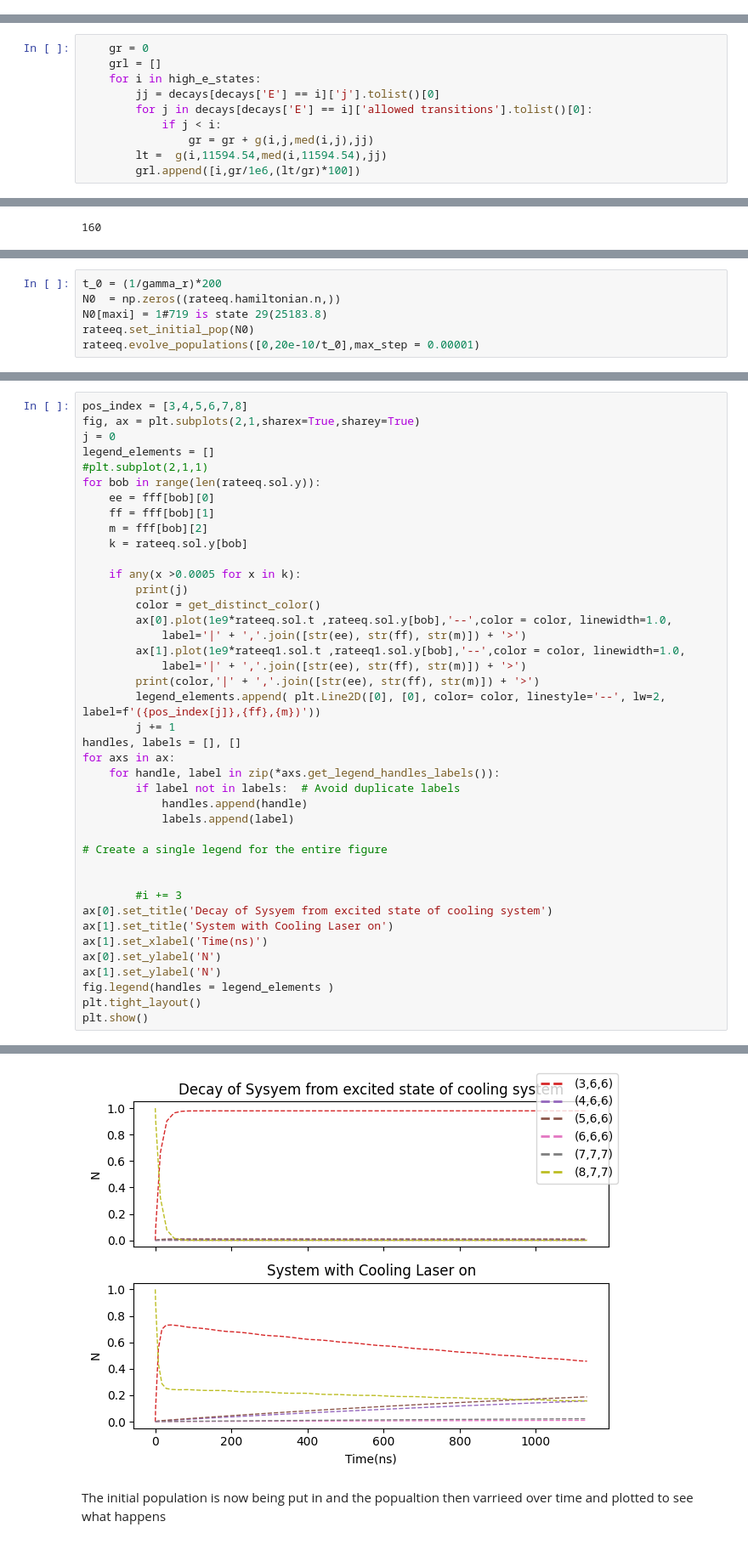
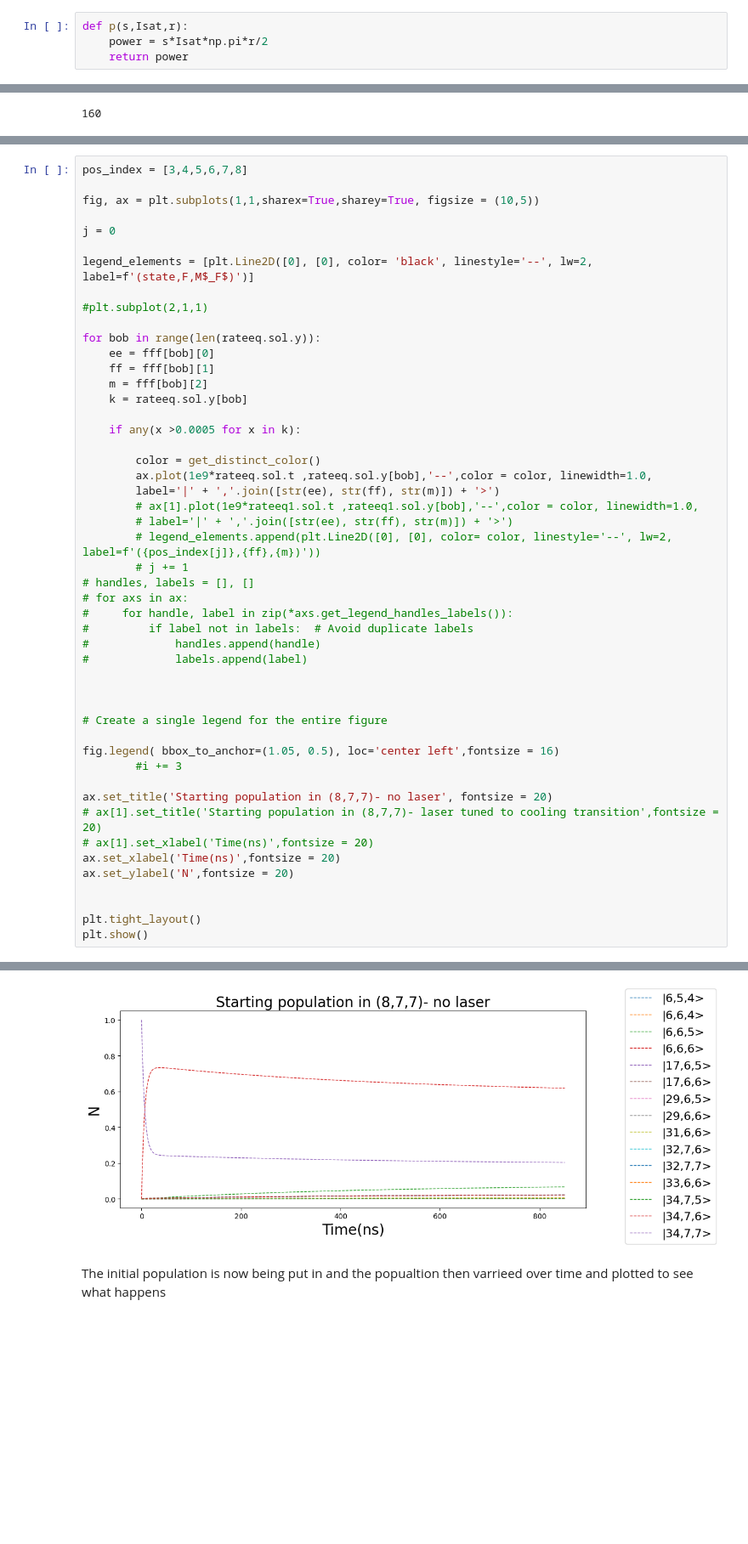
Before and after one commit to benfox4543/Actinium227-cooling-, a Jupyter notebook: actiumium cooling model.ipynb, the cells around one changed output, grey strips where cells are left out. Shown at 85% size. Drawn from its saved outputs; the diff is of its cells as text; blank space fills up the shorter version.

```diff
--- a/actiumium cooling model.ipynb
+++ b/actiumium cooling model.ipynb
@@ -19,3 +33,7 @@ gamma_r = 99569919.76594706/1000
+# %%
+def p(s,Isat,r):
+    power = s*Isat*np.pi*r/2
+    return power
 # %%
 46960 - 21583.8
 
@@ -94,10 +106,0 @@ for i in decays[decays['E'] == 25183.8]['allowed transitions'].tolist()[0]:
-# %%
-    gr = 0
-    grl = []
-    for i in high_e_states:
-        jj = decays[decays['E'] == i]['j'].tolist()[0]
-        for j in decays[decays['E'] == i]['allowed transitions'].tolist()[0]:
-            if j < i:
-                gr = gr + g(i,j,med(i,j),jj)
-        lt =  g(i,11594.54,med(i,11594.54),jj)
-        grl.append([i,gr/1e6,(lt/gr)*100])
@@ -510,6 +467,0 @@ rateeq1.evolve_populations([0,20e-10/t_0],max_step = 0.00001)
-# %%
-t_0 = (1/gamma_r)*200
-N0  = np.zeros((rateeq.hamiltonian.n,))
-N0[maxi] = 1#719 is state 29(25183.8)
-rateeq.set_initial_pop(N0)
-rateeq.evolve_populations([0,20e-10/t_0],max_step = 0.00001)
@@ -532,9 +468,14 @@ rateeq.evolve_populations([0,20e-10/t_0],max_step = 0.00001)
 # %%
 pos_index = [3,4,5,6,7,8]
-fig, ax = plt.subplots(2,1,sharex=True,sharey=True)
+
+fig, ax = plt.subplots(1,1,sharex=True,sharey=True, figsize = (10,5))
+
 j = 0
-legend_elements = []
+
+legend_elements = [plt.Line2D([0], [0], color= 'black', linestyle='--', lw=2, label=f'(state,F,M$_F$)')]
+
 #plt.subplot(2,1,1)
+
 for bob in range(len(rateeq.sol.y)):
     ee = fff[bob][0]
     ff = fff[bob][1]
@@ -542,32 +483,35 @@ for bob in range(len(rateeq.sol.y)):
     k = rateeq.sol.y[bob]
 
     if any(x >0.0005 for x in k):
-        print(j)
+
         color = get_distinct_color()
-        ax[0].plot(1e9*rateeq.sol.t ,rateeq.sol.y[bob],'--',color = color, linewidth=1.0,
-            label='|' + ','.join([str(ee), str(ff), str(m)]) + '>')
-        ax[1].plot(1e9*rateeq1.sol.t ,rateeq1.sol.y[bob],'--',color = color, linewidth=1.0,
-            label='|' + ','.join([str(ee), str(ff), str(m)]) + '>')
-        print(color,'|' + ','.join([str(ee), str(ff), str(m)]) + '>')
-        legend_elements.append( plt.Line2D([0], [0], color= color, linestyle='--', lw=2, label=f'({pos_index[j]},{ff},{m})'))
-        j += 1
-handles, labels = [], []
-for axs in ax:
-    for handle, label in zip(*axs.get_legend_handles_labels()):
-        if label not in labels:  # Avoid duplicate labels
-            handles.append(handle)
-            labels.append(label)
+        ax.plot(1e9*rateeq.sol.t ,rateeq.sol.y[bob],'--',color = color, linewidth=1.0,
+        label='|' + ','.join([str(ee), str(ff), str(m)]) + '>')
+        # ax[1].plot(1e9*rateeq1.sol.t ,rateeq1.sol.y[bob],'--',color = color, linewidth=1.0,
+        # label='|' + ','.join([str(ee), str(ff), str(m)]) + '>')
+        # legend_elements.append(plt.Line2D([0], [0], color= color, linestyle='--', lw=2, label=f'({pos_index[j]},{ff},{m})'))
+        # j += 1
+# handles, labels = [], []
+# for axs in ax:
+#     for handle, label in zip(*axs.get_legend_handles_labels()):
+#         if label not in labels:  # Avoid duplicate labels
+#             handles.append(handle)
+#             labels.append(label)
+
+
 
 # Create a single legend for the entire figure
 
+fig.legend( bbox_to_anchor=(1.05, 0.5), loc='center left',fontsize = 16)
+        #i += 3
 
-        #i += 3
-ax[0].set_title('Decay of Sysyem from excited state of cooling system')
-ax[1].set_title('System with Cooling Laser on')
-ax[1].set_xlabel('Time(ns)')
-ax[0].set_ylabel('N')
-ax[1].set_ylabel('N')
-fig.legend(handles = legend_elements )
+ax.set_title('Starting population in (8,7,7)- no laser', fontsize = 20)
+# ax[1].set_title('Starting population in (8,7,7)- laser tuned to cooling transition',fontsize = 20)
+# ax[1].set_xlabel('Time(ns)',fontsize = 20)
+ax.set_xlabel('Time(ns)',fontsize = 20)
+ax.set_ylabel('N',fontsize = 20)
+
+
 plt.tight_layout()
 plt.show()
 # %% [output]
@@ -586,3 +518,3 @@ plt.show()
-[figure, old version]
+[figure, new version]
 # %% [markdown]
 The initial population is now being put in and the popualtion then varrieed over time and plotted to see what happens
```
Also changed, not shown: parts of 19 cells of this notebook.
